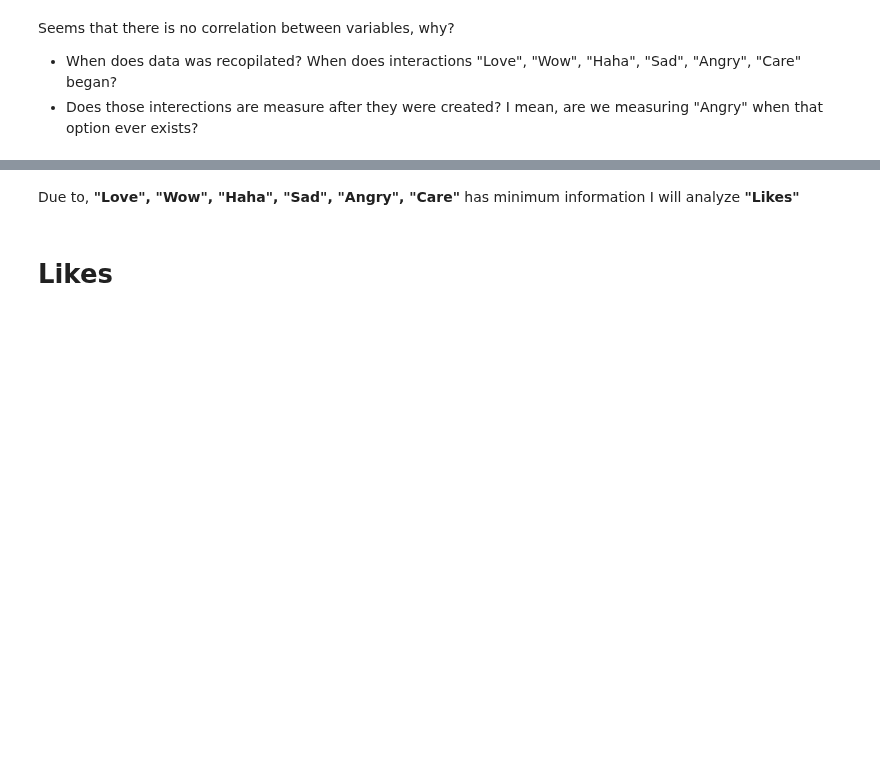
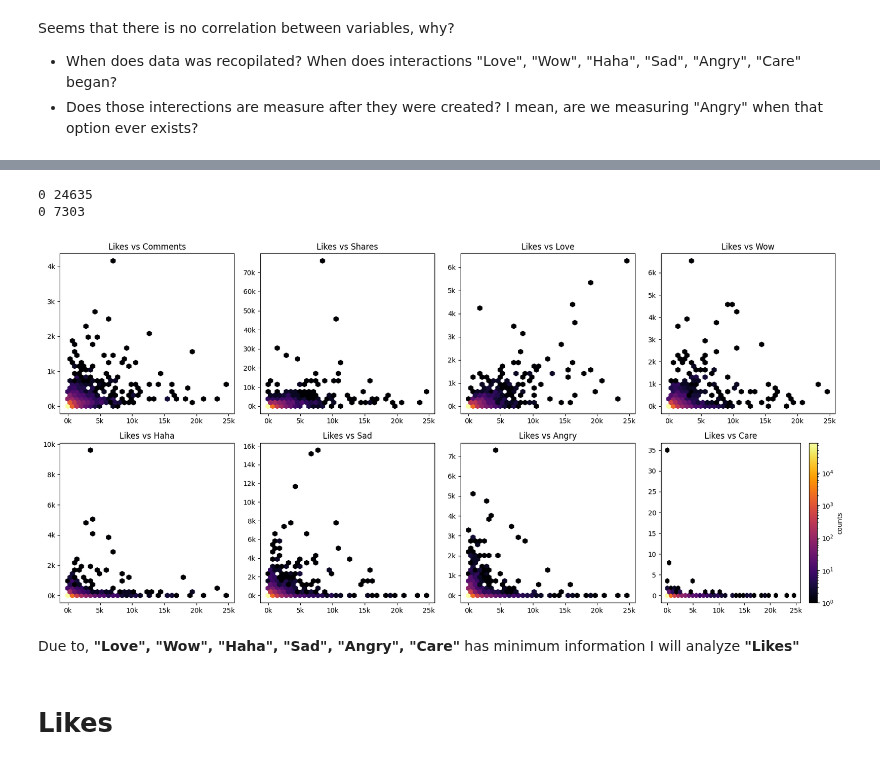
Before and after one commit to Eduardo-Moreno/nlp_nanook, a Jupyter notebook: src/notebooks/05-emo-eda-stemm-lemm-text.ipynb, the cells around one changed output, grey strips where cells are left out. Saved outputs shown, nothing was run; the diff lists cells and outputs as text; code cells hidden in the pictures; blank space fills up the shorter version.

```diff
--- a/src/notebooks/05-emo-eda-stemm-lemm-text.ipynb
+++ b/src/notebooks/05-emo-eda-stemm-lemm-text.ipynb
@@ -26,9 +27,28 @@ def contains_only_digits(s):
 
     # Si match no es None, significa que el patrón coincide y la cadena contiene solo dígitos
     return match is not None
+
+def abreviar_miles(x, pos):
+    return '{:.0f}k'.format(x * 1e-3)
+formatter = FuncFormatter(abreviar_miles)
+
+def generate_graphs(df):
+    fig, axes = plt.subplots(2, 4, figsize=(17, 8))
+    for i, columna in enumerate(cols_hexagon_plot):
+        row = i // 4
+        col = i % 4
+        ax = axes[row, col]
+        hb = ax.hexbin(df['Likes'], df[columna], gridsize=35, bins='log', cmap='inferno')
+        ax.set_title("Likes vs {}".format(columna))
+        if columna != 'Care':
+            ax.yaxis.set_major_formatter(formatter)
+        ax.xaxis.set_major_formatter(formatter)
+    cb = fig.colorbar(hb, ax=ax, label='counts')
+    plt.tight_layout()
+    plt.show()
 # %% [markdown]
 ### Load data
 # %%
-df = pd.read_pickle("../data/preprocessed/stemm_lemm_stop_words.pkl")
+df = pd.read_pickle("../../data/preprocessed/stemm_lemm_stop_words.pkl")
 # %%
 df.head(1)
@@ -79,0 +120,9 @@ g.set_titles('{col_name}')
+# %%
+print(df['Likes'].min(), df['Likes'].max())
+print(df['Angry'].min(), df['Angry'].max())
+
+xlim = df['Likes'].min(), df['Likes'].max()
+ylim = df['Angry'].min(), df['Angry'].max()
+# %% [output]
+0 24635
+0 7303
@@ -80,3 +131,7 @@ g.set_titles('{col_name}')
+# %%
+generate_graphs(df)
+# %% [output]
+[figure, added]
 # %% [markdown]
 Due to, **"Love", "Wow", "Haha", "Sad", "Angry", "Care"** has minimum information I will analyze **"Likes"**
 # %% [markdown]
```
Also changed, not shown: parts of 12 cells of this notebook.
